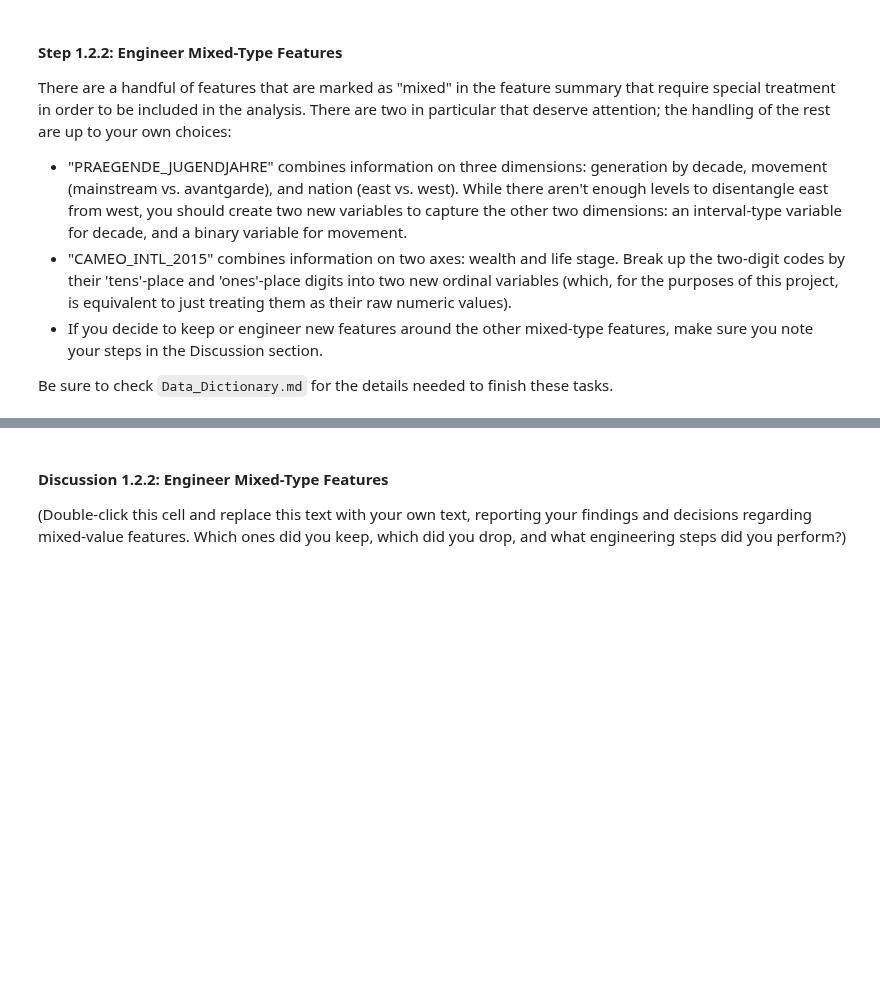
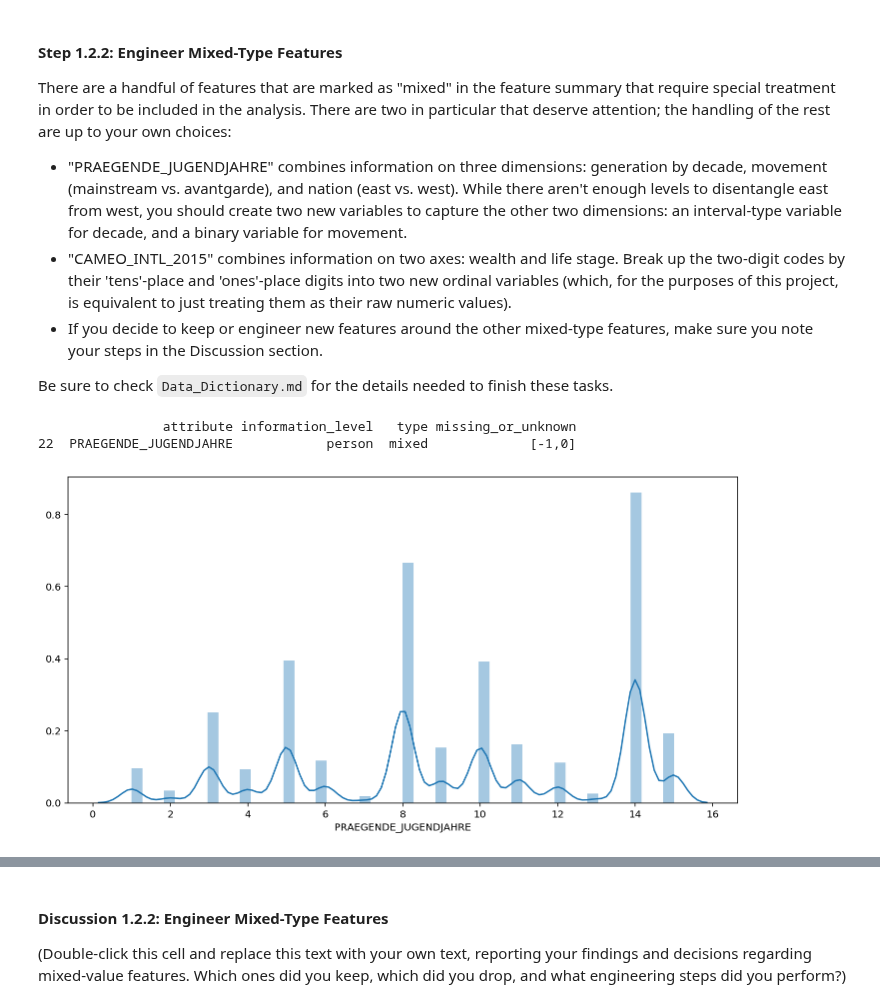
Before and after one commit to ChristopherDaigle/Udacity, a Jupyter notebook: IntroductionToMachineLearningProgram/Part4_UnsupervisedLearning/Project/Identify_Customer_Segments.ipynb, the cells around one changed output, grey strips where cells are left out. Saved outputs shown, nothing was run; the diff lists cells and outputs as text; code cells hidden in the pictures; blank space fills up the shorter version.

```diff
--- a/IntroductionToMachineLearningProgram/Part4_UnsupervisedLearning/Project/Identify_Customer_Segments.ipynb
+++ b/IntroductionToMachineLearningProgram/Part4_UnsupervisedLearning/Project/Identify_Customer_Segments.ipynb
@@ -592,11 +592,11 @@ def impute_avg(df, column):
         most_freq = df[var].value_counts().idxmax()
         return df[var].fillna(most_freq)
 # %%
-# Re-encode categorical variable(s) to be kept in the analysis.
 for var in multi:
-    impute = impute_avg(azdias_clean, var) # Replace NaN with rounded mean or most frequent
-    encode = pd.get_dummies(impute, prefix=var) # One-hot for each category
-    azdias_clean = azdias_clean.drop(var, axis=1) # Remove column that One-hots are created
+    if var in azdias_clean.keys(): # If operation needs to be redone based on SOME column failing (one keeps doing so)
+        impute = impute_avg(azdias_clean, var) # Replace NaN with rounded mean or most frequent
+        encode = pd.get_dummies(impute, prefix=var) # One-hot for each category
+        azdias_clean = azdias_clean.drop(var, axis=1) # Remove column that One-hots are created
 
-    for col in encode.columns: #insert new encoded columns into the dataset
-        azdias_clean[col] = encode[col]
+        for col in encode.columns: #insert new encoded columns into the dataset
+            azdias_clean[col] = encode[col]
@@ -619,0 +632,11 @@ Be sure to check `Data_Dictionary.md` for the details needed to finish these tas
+# %%
+# Investigate "PRAEGENDE_JUGENDJAHRE" and engineer two new variables.
+print(feat_info[feat_info['attribute'] == 'PRAEGENDE_JUGENDJAHRE'])
+print()
+plt.subplots(figsize=(12,6))
+sns.distplot(azdias_clean['PRAEGENDE_JUGENDJAHRE'].dropna(), kde=True)
+plt.show()
+# %% [output]
+                attribute information_level   type missing_or_unknown
+22  PRAEGENDE_JUGENDJAHRE            person  mixed             [-1,0]
+[figure, added]
```
Also changed, not shown: parts of 8 cells of this notebook.
